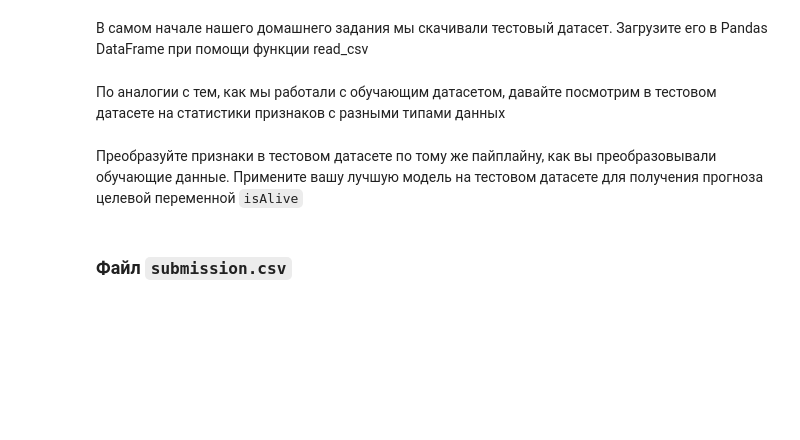
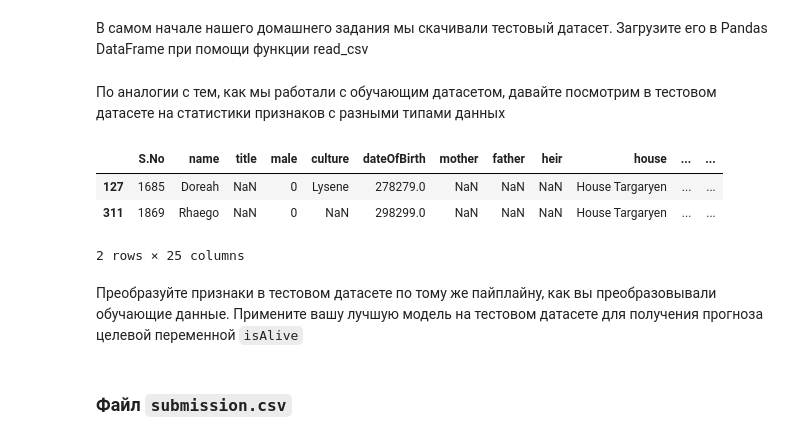
Before and after one commit to Raslun1/DLS, a Jupyter notebook: week_01_ml_intro/Homework/hw_1_game_of_thrones.ipynb, the cells around one changed output. Cells and saved outputs as stored; diff of their text form; code cells hidden in the pictures; blank space fills up the shorter version.

```diff
--- a/week_01_ml_intro/Homework/hw_1_game_of_thrones.ipynb
+++ b/week_01_ml_intro/Homework/hw_1_game_of_thrones.ipynb
@@ -583,7 +597,14 @@ data = # ...
+# %%
+df_test = pd.read_csv('game_of_thrones_test.csv')
 # %% [markdown]
 По аналогии с тем, как мы работали с обучающим датасетом, давайте посмотрим в тестовом датасете на статистики признаков с разными типами данных
 # %%
 #Подсказка
-data_test.loc[data_test['age']<0] # Находим данные с ошибками в дате рождения и возрасте
+df_test.loc[df_test['age']<0] # Находим данные с ошибками в дате рождения и возрасте
+# %% [output]
+|  | S.No | name | title | male | culture | dateOfBirth | mother | father | heir | house | ... | ... |
+| 127 | 1685 | Doreah | NaN | 0 | Lysene | 278279.0 | NaN | NaN | NaN | House Targaryen | ... | ... |
+| 311 | 1869 | Rhaego | NaN | 0 | NaN | 298299.0 | NaN | NaN | NaN | House Targaryen | ... | ... |
+2 rows × 25 columns
 # %%
 #Вы можете аккуратно поправить тестовые данные, воспользовавшись, например следующим кодом:
```
Also changed, not shown: parts of 18 cells of this notebook.
